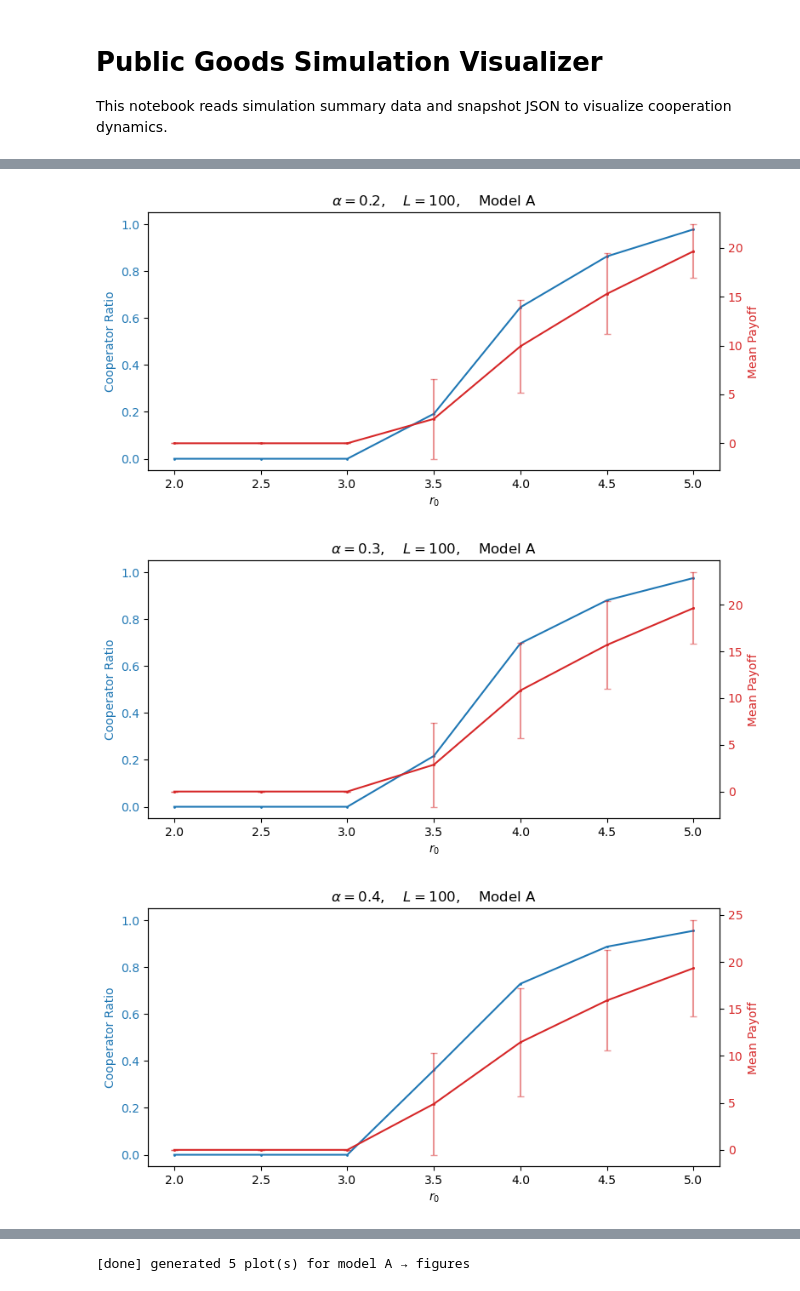
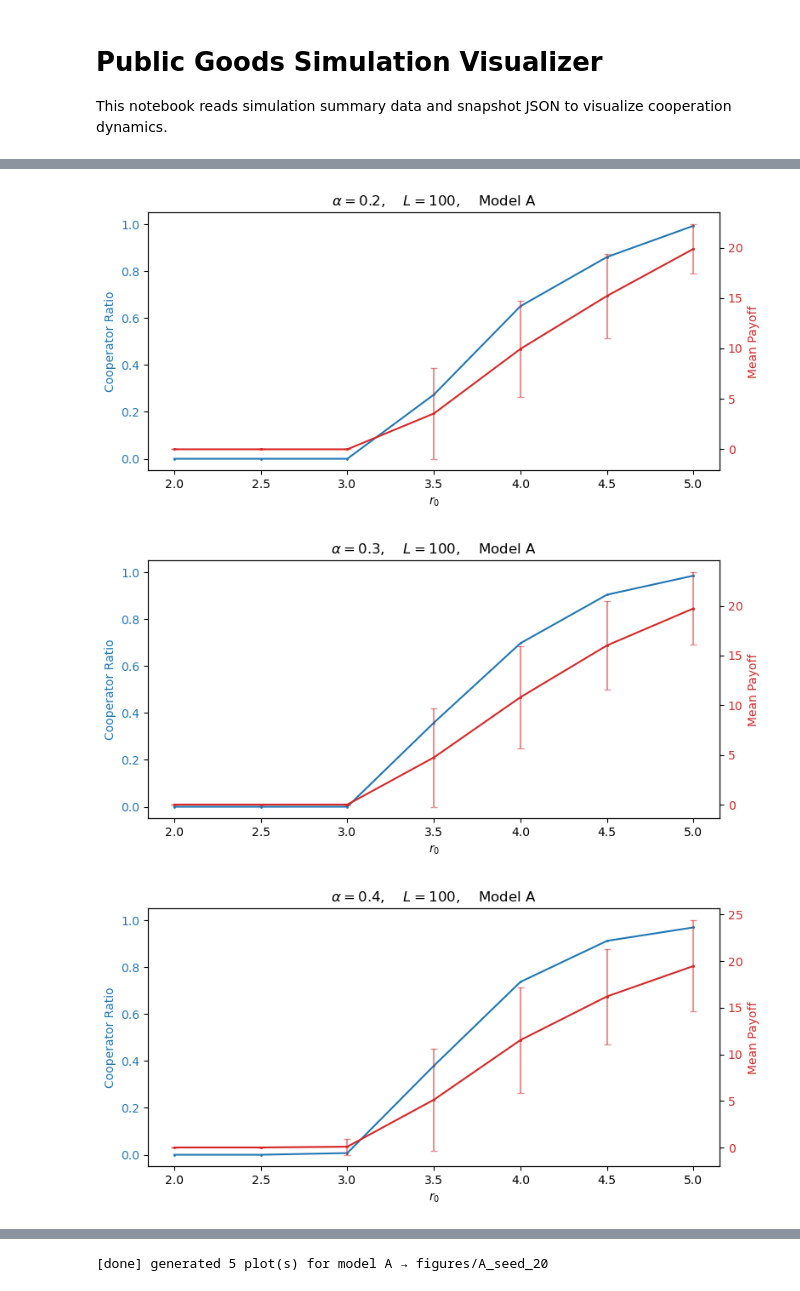
Before and after one commit to artermi/SVT_PGG, a Jupyter notebook: public_goods_visualizer.ipynb, the cells around one changed output, grey strips where cells are left out. Drawn from its saved outputs; the diff is of its cells as text; code cells hidden in the pictures.

```diff
--- a/public_goods_visualizer.ipynb
+++ b/public_goods_visualizer.ipynb
@@ -75,0 +104,27 @@ df_final
+# %%
+import numpy as np
+
+group_keys = ["r0","sigma","alpha","ftype","L","model","tau"]
+
+def agg_block(g):
+    # C: average final cooperation fraction across seeds
+    C_mean = g["C"].mean()
+
+    # mean_payoff: average across seeds
+    m_pay = g["mean_payoff"].mean()
+
+    # var_payoff: pooled across seeds (equal L^2 per seed)
+    mean_of_vars = g["var_payoff"].mean()
+    var_of_means = ((g["mean_payoff"] - m_pay)**2).mean()  # population variance
+    v_pay = mean_of_vars + var_of_means
+
+    return pd.Series({
+        "C": C_mean,
+        "mean_payoff": m_pay,
+        "var_payoff": v_pay,
+        "n_seeds": g["seed"].nunique()
+    })
+
+df_final = df_final_all.groupby(group_keys, as_index=False).apply(agg_block)
+df_final = df_final.reset_index(drop=True)
+df_final
@@ -205,3 +278,4 @@ def render_alpha_plots(df_final, model_to_plot, save_dir="figures", save_tikz=Tr
 # %%
-render_alpha_plots(df_final, model_to_plot, save_dir="figures", save_tikz=True)
+dir_name = "figures/" + model_to_plot + "_seed_20"
+render_alpha_plots(df_final, model_to_plot, save_dir=dir_name, save_tikz=True)
 # %% [output]
@@ -209,3 +283,3 @@ render_alpha_plots(df_final, model_to_plot, save_dir="figures", save_tikz=True)
-[figure, old version]
+[figure, new version]
-[figure, old version]
+[figure, new version]
-[figure, old version]
+[figure, new version]
@@ -213 +287 @@ render_alpha_plots(df_final, model_to_plot, save_dir="figures", save_tikz=True)
-[done] generated 5 plot(s) for model A → figures
+[done] generated 5 plot(s) for model A → figures/A_seed_20
```
Also changed, not shown: parts of 6 cells of this notebook, 1 other file.
